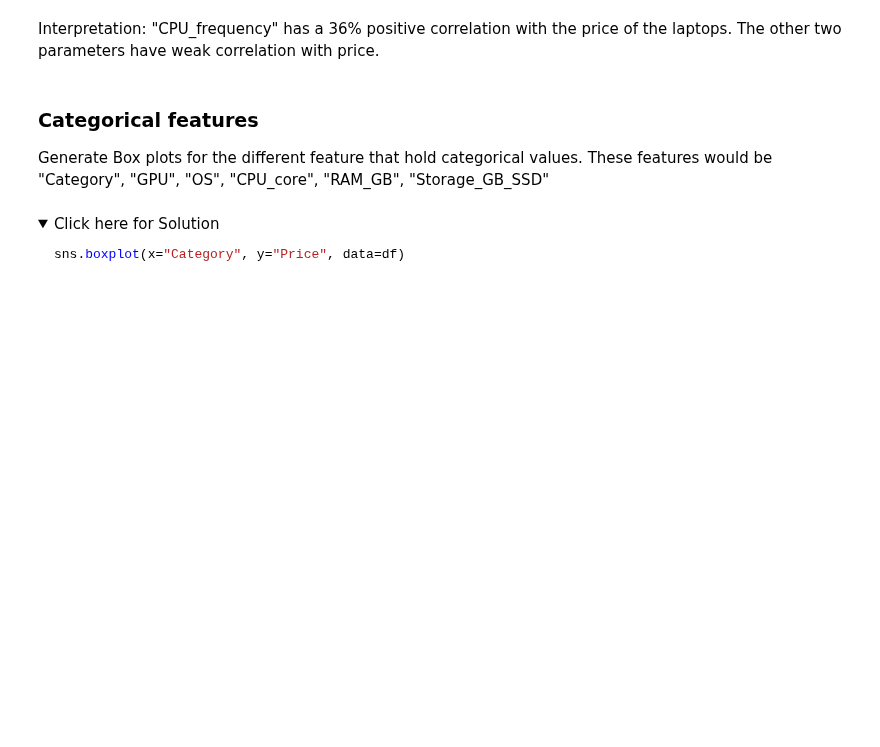
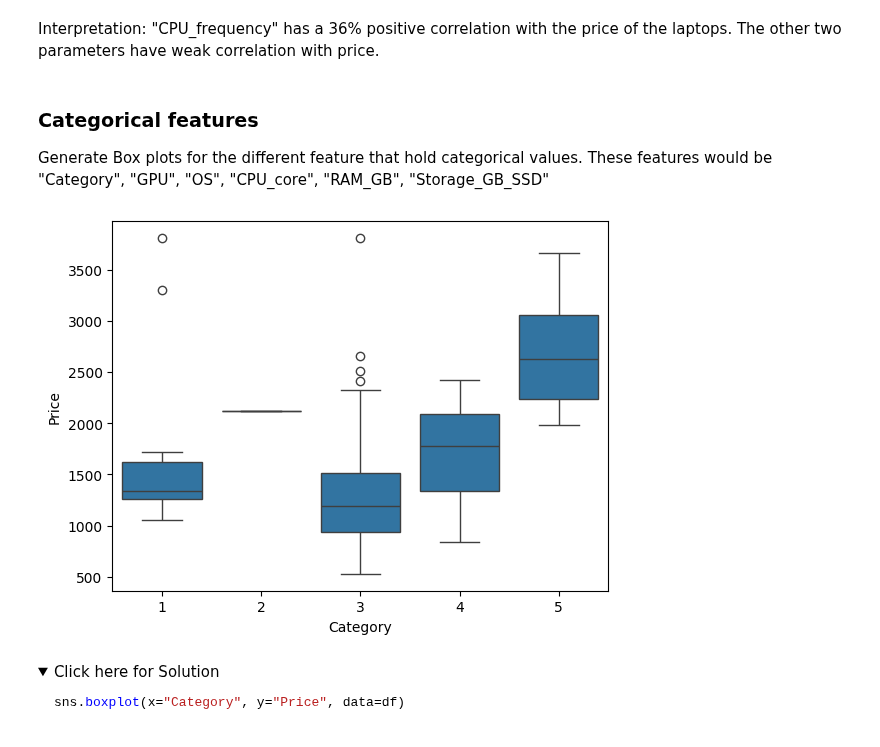
Before and after one commit to CxLos/IBM-Practice-Labs, a Jupyter notebook: 7. Data Analysis with Python/W3 - Exploratory Data Analysis/Labs/Exploratory_data_analysis.jupyterlite.ipynb, the cells around one changed output. Saved outputs shown, nothing was run; the diff lists cells and outputs as text; code cells hidden in the pictures; folded sections open; blank space fills up the shorter version.

```diff
--- a/7. Data Analysis with Python/W3 - Exploratory Data Analysis/Labs/Exploratory_data_analysis.jupyterlite.ipynb
+++ b/7. Data Analysis with Python/W3 - Exploratory Data Analysis/Labs/Exploratory_data_analysis.jupyterlite.ipynb
@@ -153,6 +183,11 @@ Generate Box plots for the different feature that hold categorical values. These
 # %%
 # Write your code below and press Shift+Enter to execute
 # Category Box plot
+
+sns.boxplot(x="Category", y="Price", data=df)
+plt.show()
+# %% [output]
+[figure, added]
 # %% [markdown]
 <details>
     <summary>Click here for Solution</summary>
```
Also changed, not shown: parts of 18 cells of this notebook, 6 other files.
